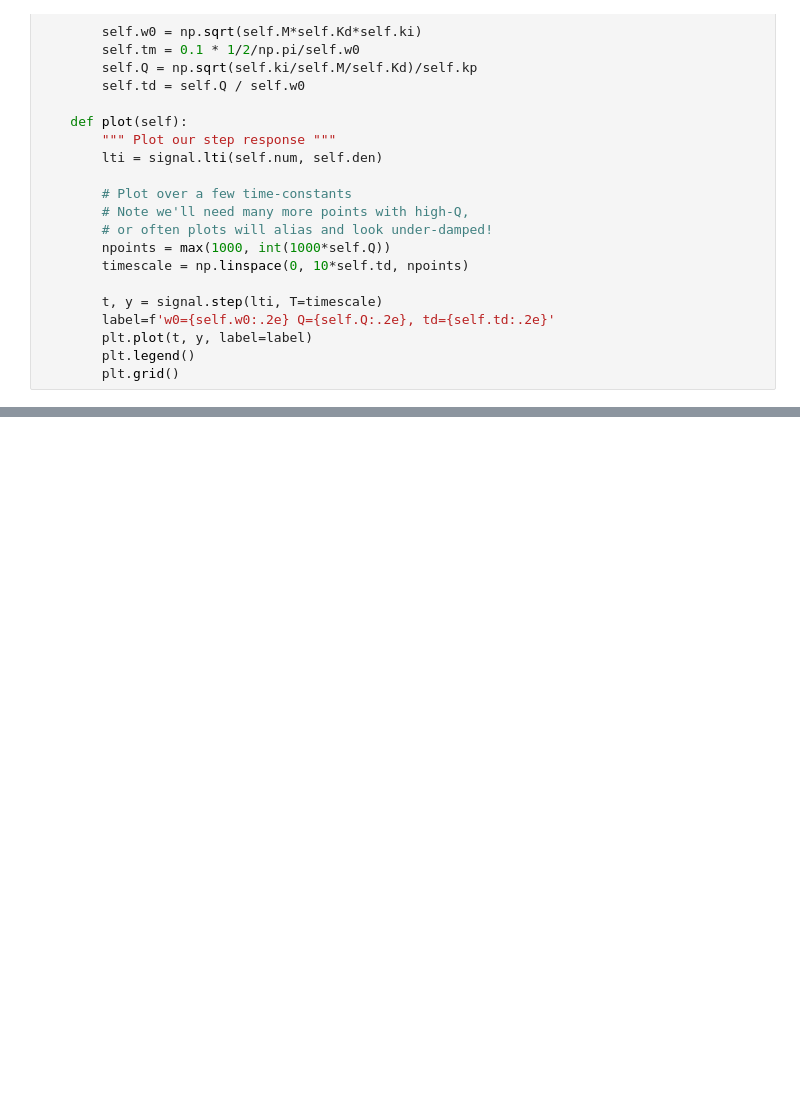
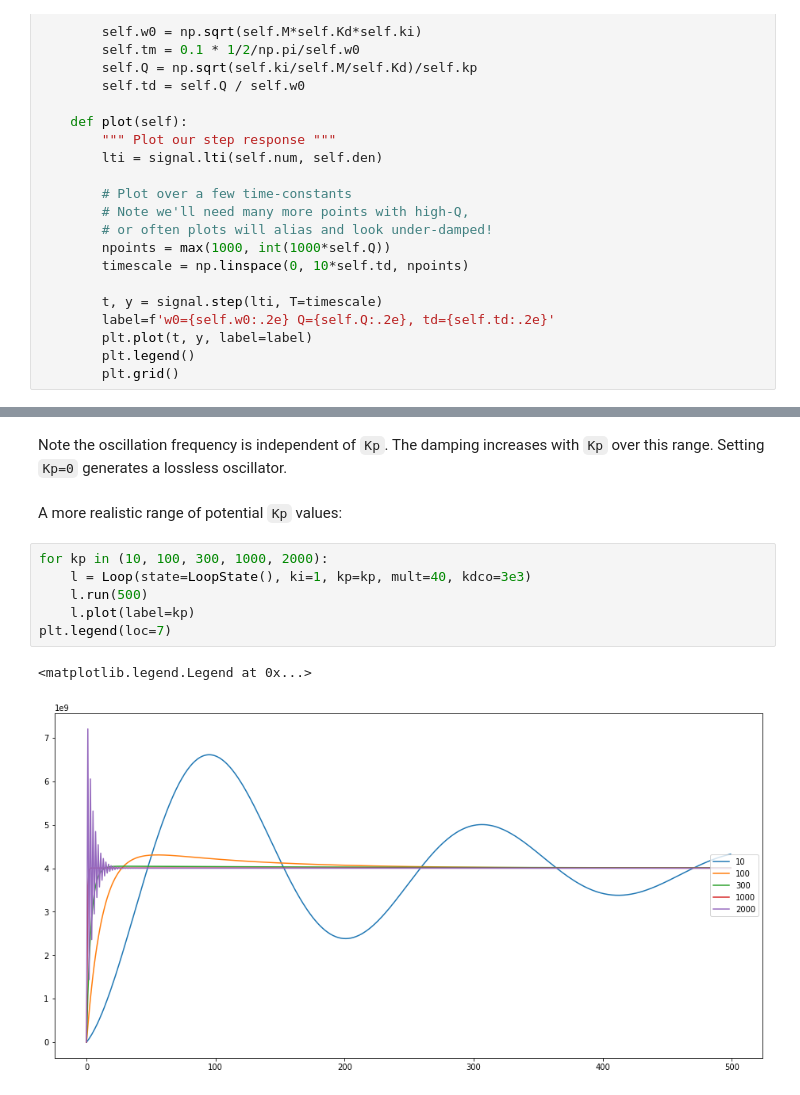
Before and after one commit to NotReallySynthPlls/NotReallySynthPlls, a Jupyter notebook: Canary/pll_pi_control.ipynb, the cells around one changed output, grey strips where cells are left out. Saved outputs shown, nothing was run; the diff lists cells and outputs as text; blank space fills up the shorter version.

```diff
--- a/Canary/pll_pi_control.ipynb
+++ b/Canary/pll_pi_control.ipynb
@@ -111,0 +183,13 @@ for kp in [1, 5, 10]:
+# %% [markdown]
+Note the oscillation frequency is independent of `Kp`. The damping increases with `Kp` over this range. Setting `Kp=0` generates a lossless oscillator.
+# %% [markdown]
+A more realistic range of potential `Kp` values:
+# %%
+for kp in (10, 100, 300, 1000, 2000):
+    l = Loop(state=LoopState(), ki=1, kp=kp, mult=40, kdco=3e3)
+    l.run(500)
+    l.plot(label=kp)
+plt.legend(loc=7)
+# %% [output]
+<matplotlib.legend.Legend at 0x...>
+[figure, added]
```
Also changed, not shown: parts of 27 cells of this notebook.
